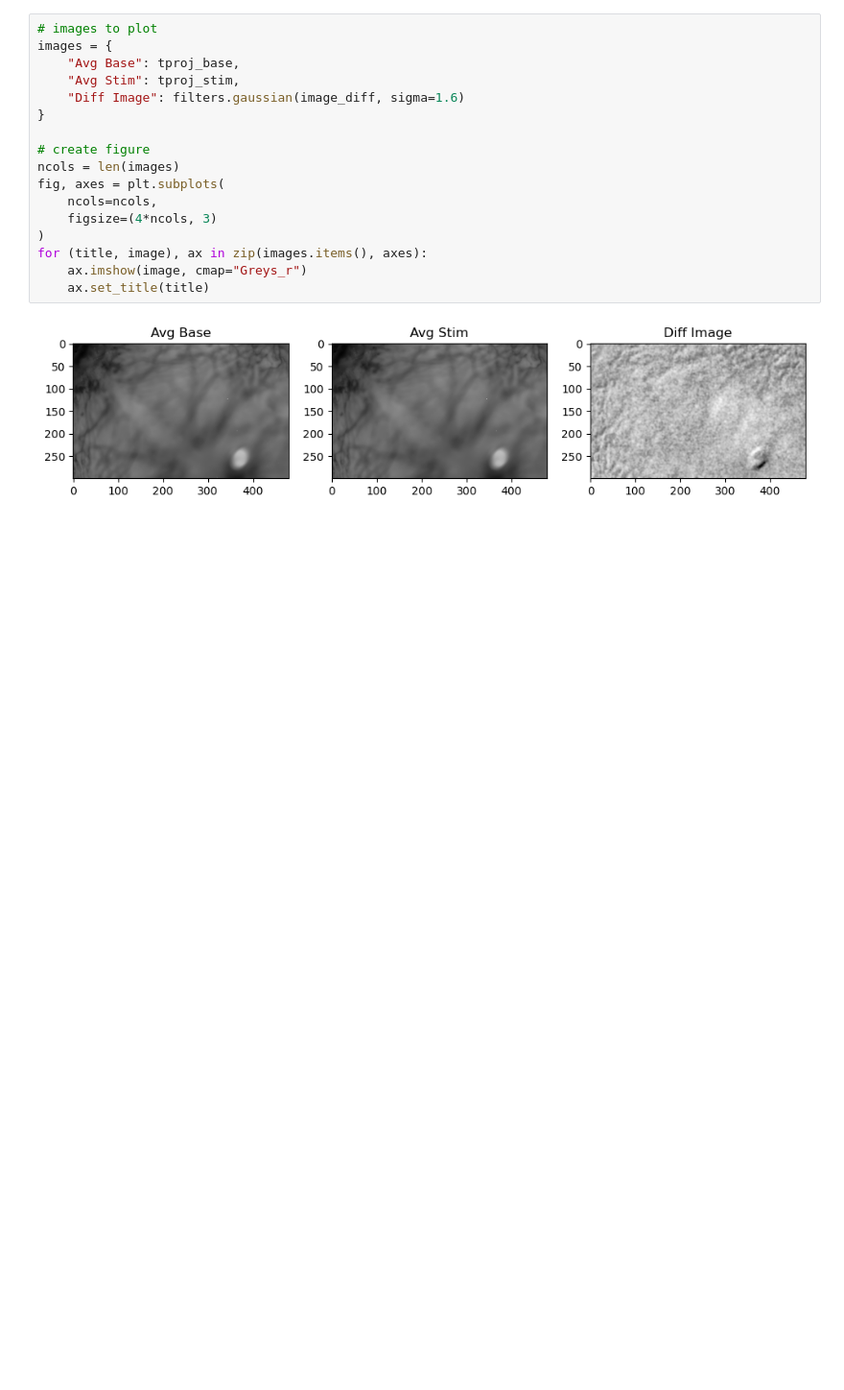
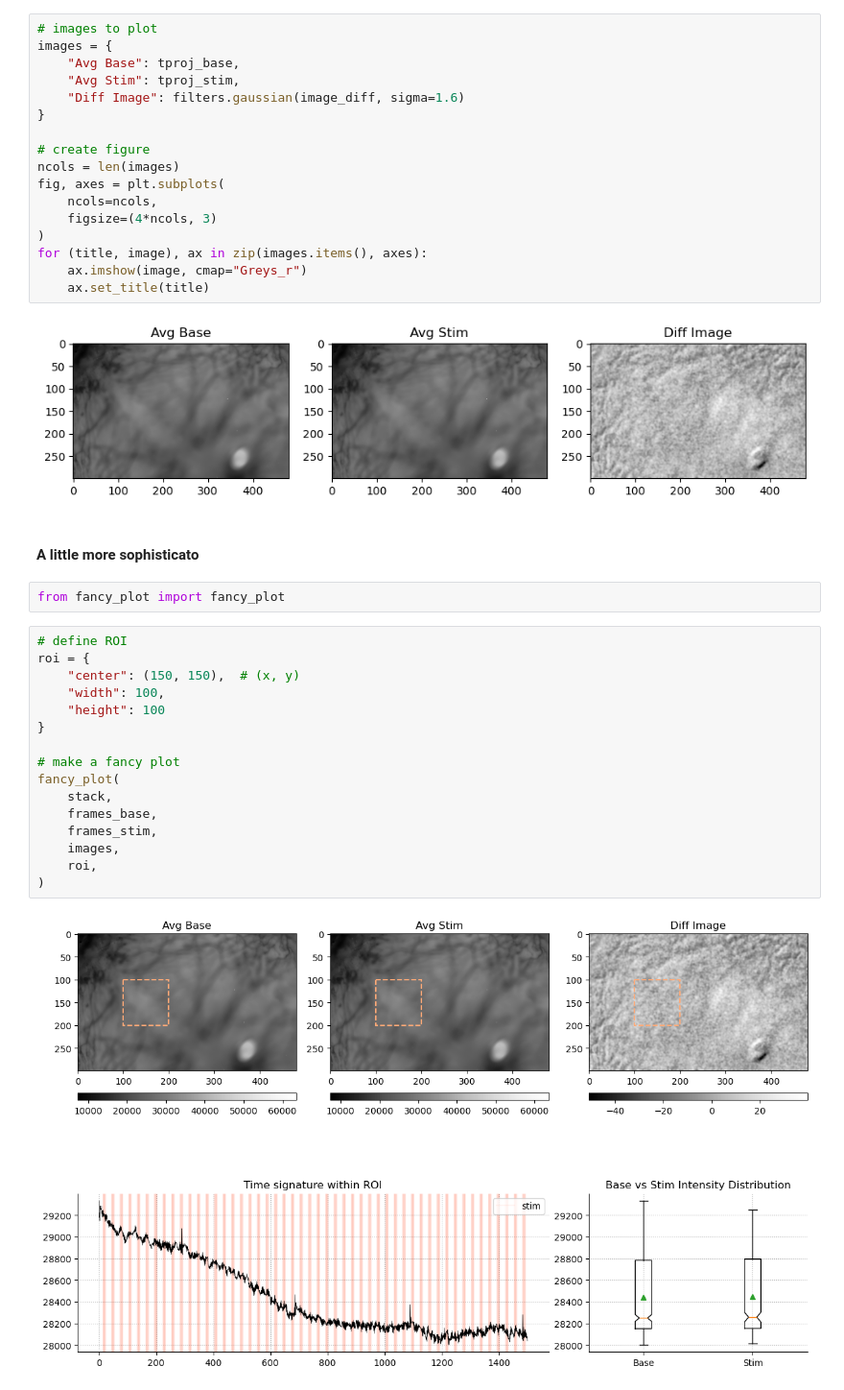
Before and after one commit to Arcadia-Science/2024-sensory-neuroimaging, a Jupyter notebook: notebooks/analysis.ipynb, the cells around one changed output. Shown at 96% size. Saved outputs shown, nothing was run; the diff lists cells and outputs as text; blank space fills up the shorter version.

Commit message:
add: fancy_plot

```diff
--- a/notebooks/analysis.ipynb
+++ b/notebooks/analysis.ipynb
@@ -123,3 +137,25 @@ for (title, image), ax in zip(images.items(), axes):
     ax.set_title(title)
 # %% [output]
 [figure]
+# %% [markdown]
+#### A little more sophisticato
+# %%
+from fancy_plot import fancy_plot
+# %%
+# define ROI
+roi = {
+    "center": (150, 150),  # (x, y)
+    "width": 100,
+    "height": 100
+}
+
+# make a fancy plot
+fancy_plot(
+    stack,
+    frames_base,
+    frames_stim,
+    images,
+    roi,
+)
+# %% [output]
+[figure, added]
```
Also changed, not shown: parts of 5 cells of this notebook, 1 other file.
